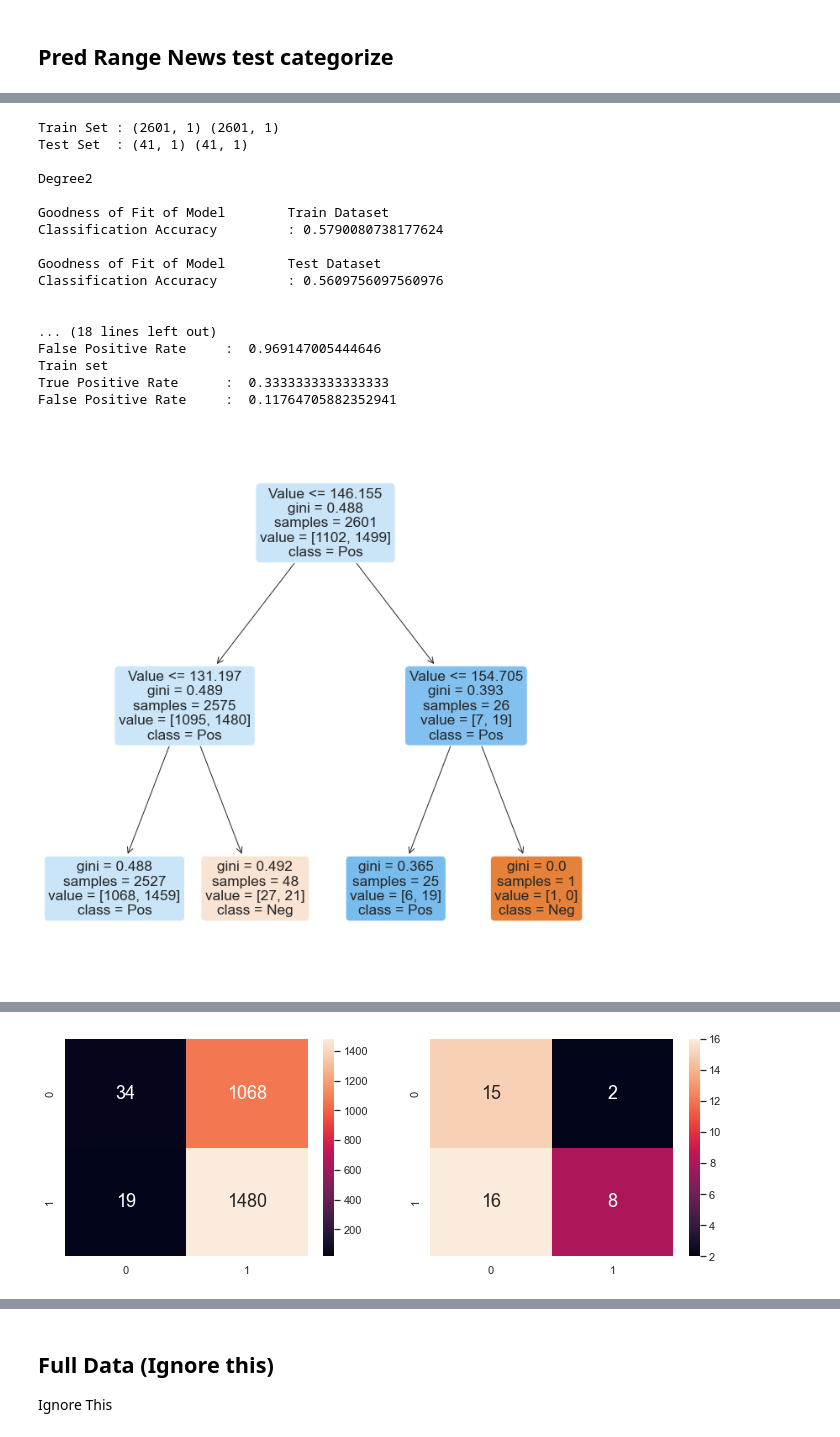
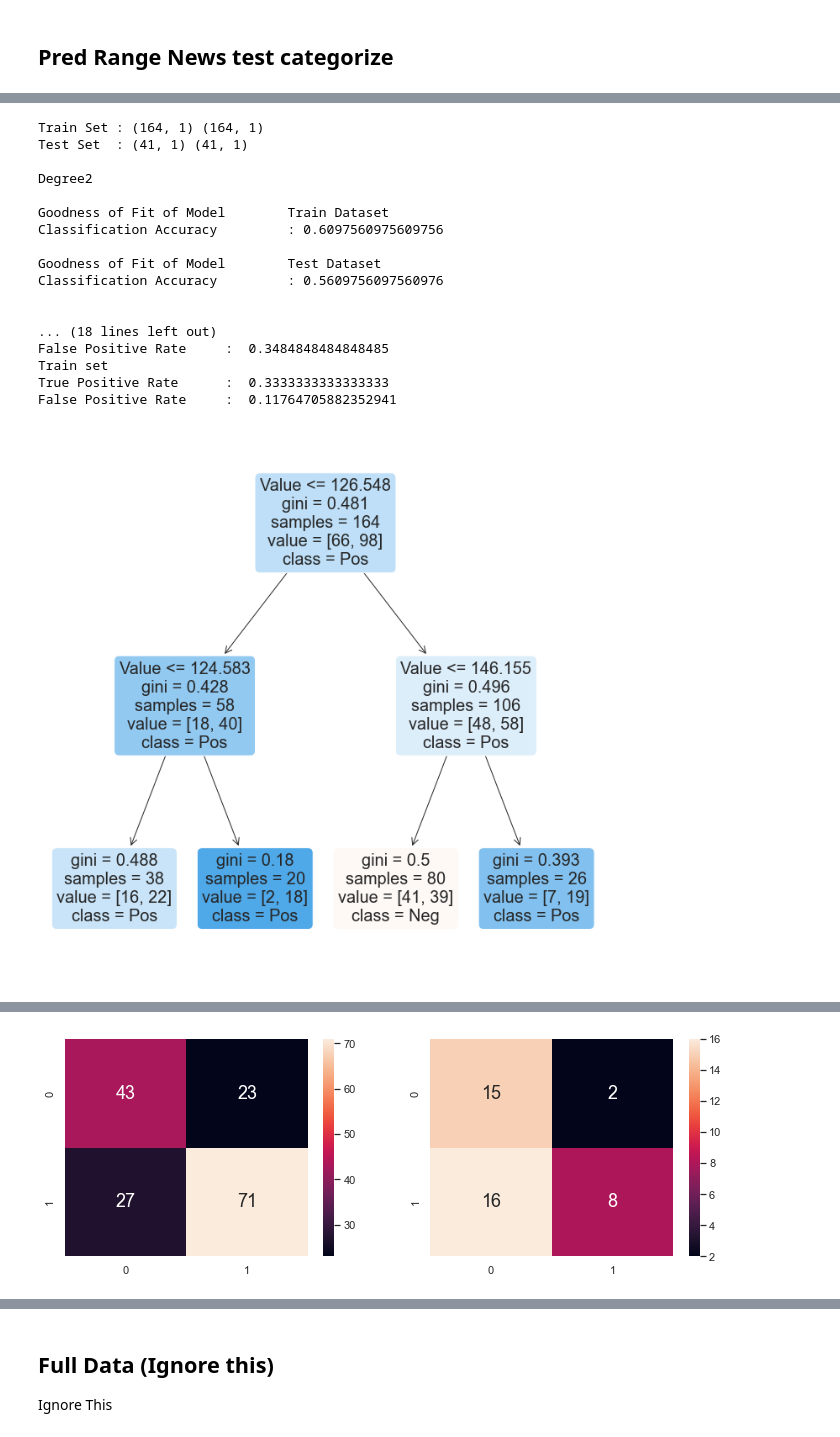
Before and after one commit to Hendyley/SC1015_Mini_Project, a Jupyter notebook: H/MiniProject_latest.ipynb, the cells around one changed output, grey strips where cells are left out. Drawn from its saved outputs; the diff is of its cells as text; code cells hidden in the pictures.

```diff
--- a/H/MiniProject_latest.ipynb
+++ b/H/MiniProject_latest.ipynb
@@ -403,37 +403,37 @@ def Degree4():
 # %%
 pred = Real
 #to match the output we reduce the train size
-#d = d.iloc[-164:]
+d = d.iloc[-164:]
 
 x_train = pd.DataFrame(d['Adj Close'])
 x_test = pd.DataFrame(pred['Adj Close'])
 y_train = pd.DataFrame(d['comp_score'])
 y_test = pd.DataFrame(pred['comp_score'])
 
 
 
 # Check the sample sizes
 print("Train Set :", y_train.shape, x_train.shape)
 print("Test Set  :", y_test.shape, x_test.shape)
 print()
 Degree2()
 Degree4()
 # %% [output]
-Train Set : (2601, 1) (2601, 1)
+Train Set : (164, 1) (164, 1)
 Test Set  : (41, 1) (41, 1)
 
 Degree2
 
 Goodness of Fit of Model        Train Dataset
-Classification Accuracy         : 0.5790080738177624
+Classification Accuracy         : 0.6097560975609756
 
 Goodness of Fit of Model        Test Dataset
 Classification Accuracy         : 0.5609756097560976
 
 
 ... (18 lines left out)
-False Positive Rate     :  0.969147005444646
+False Positive Rate     :  0.3484848484848485
 Train set
 True Positive Rate      :  0.3333333333333333
 False Positive Rate     :  0.11764705882352941
-[figure, old version]
+[figure, new version]
@@ -441 +441 @@ False Positive Rate     :  0.11764705882352941
-[figure, old version]
+[figure, new version]
```
Also changed, not shown: parts of 14 cells of this notebook.
